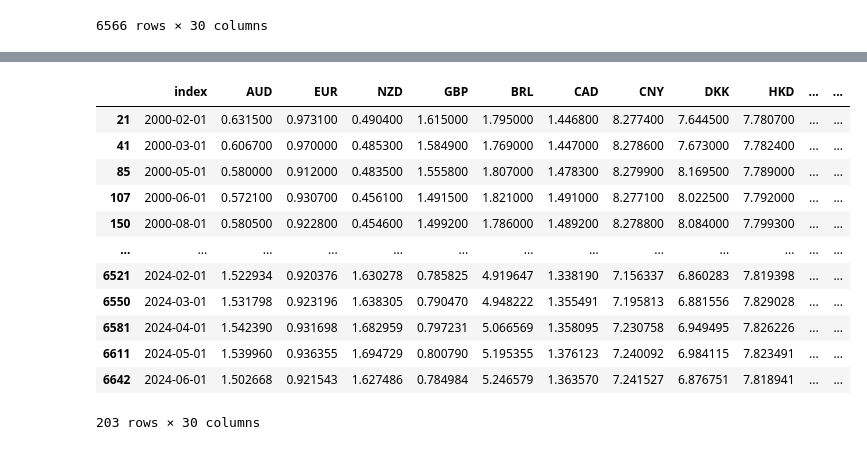
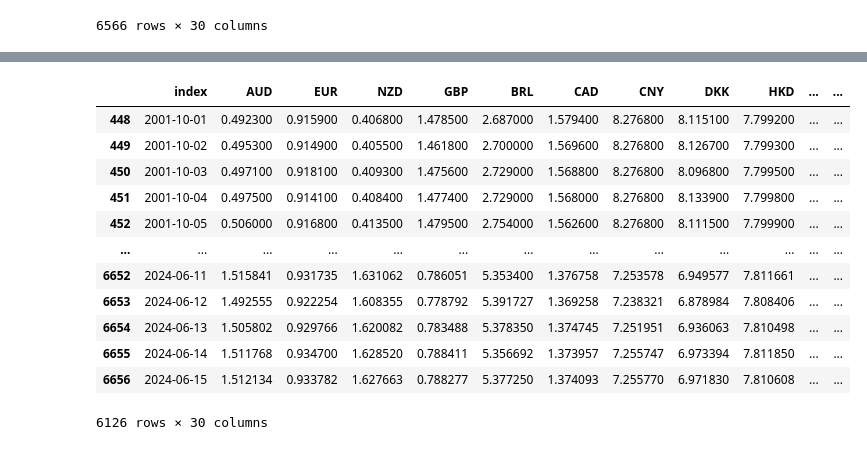
Before and after one commit to PhuTd03/DSP-Forecasting-Reer, a Jupyter notebook: Data_Preprocessing.ipynb, the cells around one changed output, grey strips where cells are left out. Cells and saved outputs as stored; diff of their text form; code cells hidden in the pictures.

Commit message:
update: data processing

```diff
--- a/Data_Preprocessing.ipynb
+++ b/Data_Preprocessing.ipynb
@@ -367,8 +367,8 @@ DatetimeIndex(['2000-01-01', '2000-04-01', '2000-07-01', '2000-10-01',
               dtype='datetime64[ns]', name='Date', freq=None)
 # %%
 # merge dataset
-data = pd.merge(data, data_ca, left_index=True, right_index=True, how='outer')
-data
+final_data = pd.merge(final_data, data_ca, left_index=True, right_index=True, how='outer')
+final_data
 # %% [output]
 |  | AUD | EUR | NZD | GBP | BRL | CAD | CNY | DKK | HKD | INR | ... | ... |
 | 2000-01-01 | NaN | NaN | NaN | NaN | NaN | NaN | NaN | NaN | NaN | NaN | ... | ... |
@@ -450,7 +450,7 @@ libor
 # Some of the values are in "-"
 libor[libor["liborUSD"] == "-"]
 
-# # Convert Series values to numeric
-# libor = libor.apply(pd.to_numeric, errors='coerce')
-# libor.info()
+# Convert Series values to numeric
+libor = libor.apply(pd.to_numeric, errors='coerce')
+libor.info()
 # %% [output]
@@ -471,6 +466,6 @@ libor[libor["liborUSD"] == "-"]
 # %%
-dataset = pd.merge(data, libor, left_index=True, right_index=True, how='outer')
-dataset[:5]
+dataset = pd.merge(final_data, libor, left_index=True, right_index=True, how='outer')
+dataset
 # %% [output]
 |  | AUD | EUR | NZD | GBP | BRL | CAD | CNY | DKK | HKD | INR | ... | ... |
 | 2000-01-01 | NaN | NaN | NaN | NaN | NaN | NaN | NaN | NaN | NaN | NaN | ... | ... |
@@ -499,8 +500,8 @@ dataset
 | 6662 | 2024-12-01 | NaN | NaN | NaN | NaN | NaN | NaN | NaN | NaN | NaN | ... | ... |
 6663 rows × 30 columns
 # %%
-# deleta all rows with NaN values after 2024-06-15
-dataset = dataset.dropna(subset=['AUD'])
+# drop rows where there is no data for GBP or any forex (after 2024-06-15)
+dataset = dataset[dataset.GBP.notna()]
 dataset
 # %% [output]
 |  | index | AUD | EUR | NZD | GBP | BRL | CAD | CNY | DKK | HKD | ... | ... |
@@ -555,19 +559,19 @@ dataset
 # %%
 # there is not enough data for libor series at the beginning
 # I drop the beginning rows of the whole dataframe
-dataset = dataset[dataset.liborGBP.notna()]
+dataset = dataset[dataset.Value_GBP.notna()]
 dataset
 # %% [output]
 |  | index | AUD | EUR | NZD | GBP | BRL | CAD | CNY | DKK | HKD | ... | ... |
-| 21 | 2000-02-01 | 0.631500 | 0.973100 | 0.490400 | 1.615000 | 1.795000 | 1.446800 | 8.277400 | 7.644500 | 7.780700 | ... | ... |
-| 41 | 2000-03-01 | 0.606700 | 0.970000 | 0.485300 | 1.584900 | 1.769000 | 1.447000 | 8.278600 | 7.673000 | 7.782400 | ... | ... |
-| 85 | 2000-05-01 | 0.580000 | 0.912000 | 0.483500 | 1.555800 | 1.807000 | 1.478300 | 8.279900 | 8.169500 | 7.789000 | ... | ... |
-| 107 | 2000-06-01 | 0.572100 | 0.930700 | 0.456100 | 1.491500 | 1.821000 | 1.491000 | 8.277100 | 8.022500 | 7.792000 | ... | ... |
-| 150 | 2000-08-01 | 0.580500 | 0.922800 | 0.454600 | 1.499200 | 1.786000 | 1.489200 | 8.278800 | 8.084000 | 7.799300 | ... | ... |
+| 448 | 2001-10-01 | 0.492300 | 0.915900 | 0.406800 | 1.478500 | 2.687000 | 1.579400 | 8.276800 | 8.115100 | 7.799200 | ... | ... |
+| 449 | 2001-10-02 | 0.495300 | 0.914900 | 0.405500 | 1.461800 | 2.700000 | 1.569600 | 8.276800 | 8.126700 | 7.799300 | ... | ... |
+| 450 | 2001-10-03 | 0.497100 | 0.918100 | 0.409300 | 1.475600 | 2.729000 | 1.568800 | 8.276800 | 8.096800 | 7.799500 | ... | ... |
+| 451 | 2001-10-04 | 0.497500 | 0.914100 | 0.408400 | 1.477400 | 2.729000 | 1.568000 | 8.276800 | 8.133900 | 7.799800 | ... | ... |
+| 452 | 2001-10-05 | 0.506000 | 0.916800 | 0.413500 | 1.479500 | 2.754000 | 1.562600 | 8.276800 | 8.111500 | 7.799900 | ... | ... |
 | ... | ... | ... | ... | ... | ... | ... | ... | ... | ... | ... | ... | ... |
-| 6521 | 2024-02-01 | 1.522934 | 0.920376 | 1.630278 | 0.785825 | 4.919647 | 1.338190 | 7.156337 | 6.860283 | 7.819398 | ... | ... |
-| 6550 | 2024-03-01 | 1.531798 | 0.923196 | 1.638305 | 0.790470 | 4.948222 | 1.355491 | 7.195813 | 6.881556 | 7.829028 | ... | ... |
-| 6581 | 2024-04-01 | 1.542390 | 0.931698 | 1.682959 | 0.797231 | 5.066569 | 1.358095 | 7.230758 | 6.949495 | 7.826226 | ... | ... |
-| 6611 | 2024-05-01 | 1.539960 | 0.936355 | 1.694729 | 0.800790 | 5.195355 | 1.376123 | 7.240092 | 6.984115 | 7.823491 | ... | ... |
-| 6642 | 2024-06-01 | 1.502668 | 0.921543 | 1.627486 | 0.784984 | 5.246579 | 1.363570 | 7.241527 | 6.876751 | 7.818941 | ... | ... |
+| 6652 | 2024-06-11 | 1.515841 | 0.931735 | 1.631062 | 0.786051 | 5.353400 | 1.376758 | 7.253578 | 6.949577 | 7.811661 | ... | ... |
+| 6653 | 2024-06-12 | 1.492555 | 0.922254 | 1.608355 | 0.778792 | 5.391727 | 1.369258 | 7.238321 | 6.878984 | 7.808406 | ... | ... |
+| 6654 | 2024-06-13 | 1.505802 | 0.929766 | 1.620082 | 0.783488 | 5.378350 | 1.374745 | 7.251951 | 6.936063 | 7.810498 | ... | ... |
+| 6655 | 2024-06-14 | 1.511768 | 0.934700 | 1.628520 | 0.788411 | 5.356692 | 1.373957 | 7.255747 | 6.973394 | 7.811850 | ... | ... |
+| 6656 | 2024-06-15 | 1.512134 | 0.933782 | 1.627663 | 0.788277 | 5.377250 | 1.374093 | 7.255770 | 6.971830 | 7.810608 | ... | ... |
-203 rows × 30 columns
+6126 rows × 30 columns
```
Also changed, not shown: parts of 16 cells of this notebook, 6 other files.
